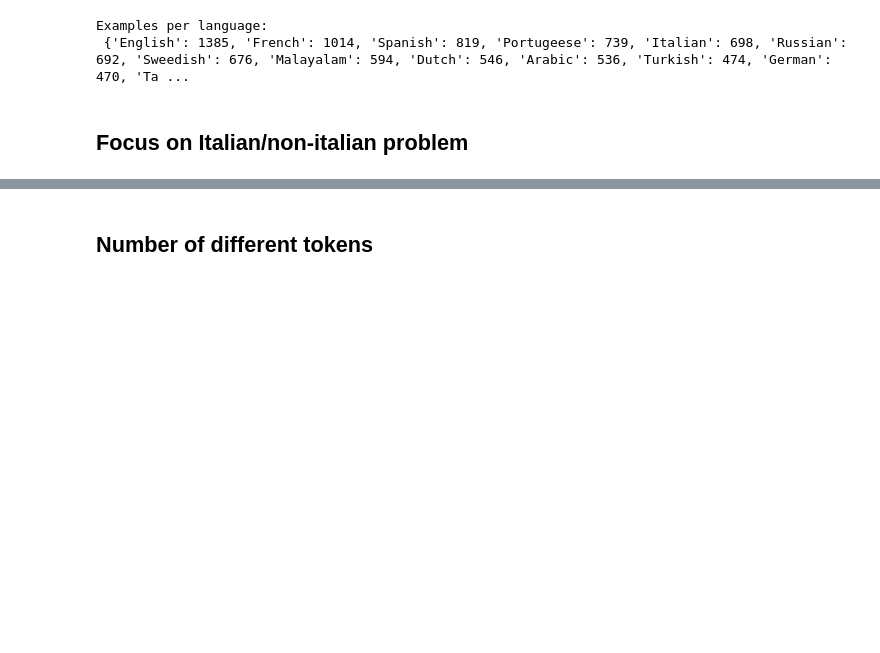
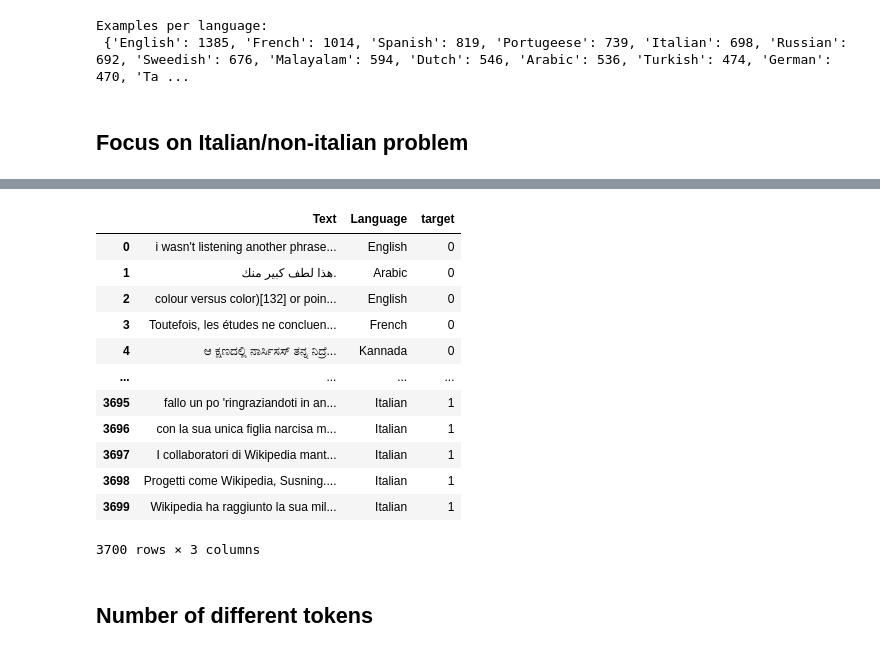
Before and after one commit to samirsalman/it-classifier-onnx-deploy, a Jupyter notebook: notebooks/data_analysis.ipynb, the cells around one changed output, grey strips where cells are left out. Saved outputs shown, nothing was run; the diff lists cells and outputs as text; code cells hidden in the pictures; blank space fills up the shorter version.

Commit message:
balanced data

```diff
--- a/notebooks/data_analysis.ipynb
+++ b/notebooks/data_analysis.ipynb
@@ -84,0 +85,28 @@ dataset.sample(10)
+# %%
+from imblearn.under_sampling import RandomUnderSampler
+from imblearn.over_sampling import RandomOverSampler
+from imblearn.pipeline import make_pipeline
+rus = RandomUnderSampler(random_state=12, sampling_strategy={0:2500})
+ros = RandomOverSampler(random_state=12, sampling_strategy={1:1200})
+
+pipeline = make_pipeline(rus, ros)
+
+X_resampled, y_resampled = pipeline.fit_resample(dataset.drop(["target"], axis=1), dataset["target"])
+# %%
+balanced_dataset = X_resampled
+balanced_dataset["target"] = y_resampled
+balanced_dataset
+# %% [output]
+|  | Text | Language | target |
+| 0 | i wasn't listening another phrase... | English | 0 |
+| 1 | هذا لطف كبير منك. | Arabic | 0 |
+| 2 | colour versus color)[132] or poin... | English | 0 |
+| 3 | Toutefois, les études ne concluen... | French | 0 |
+| 4 | ಆ ಕ್ಷಣದಲ್ಲಿ ನಾರ್ಸಿಸಸ್ ತನ್ನ ನಿದ್ರೆ... | Kannada | 0 |
+| ... | ... | ... | ... |
+| 3695 | fallo un po 'ringraziandoti in an... | Italian | 1 |
+| 3696 | con la sua unica figlia narcisa m... | Italian | 1 |
+| 3697 | I collaboratori di Wikipedia mant... | Italian | 1 |
+| 3698 | Progetti come Wikipedia, Susning.... | Italian | 1 |
+| 3699 | Wikipedia ha raggiunto la sua mil... | Italian | 1 |
+3700 rows × 3 columns
```
Also changed, not shown: parts of 14 cells of this notebook, 5 other files.
